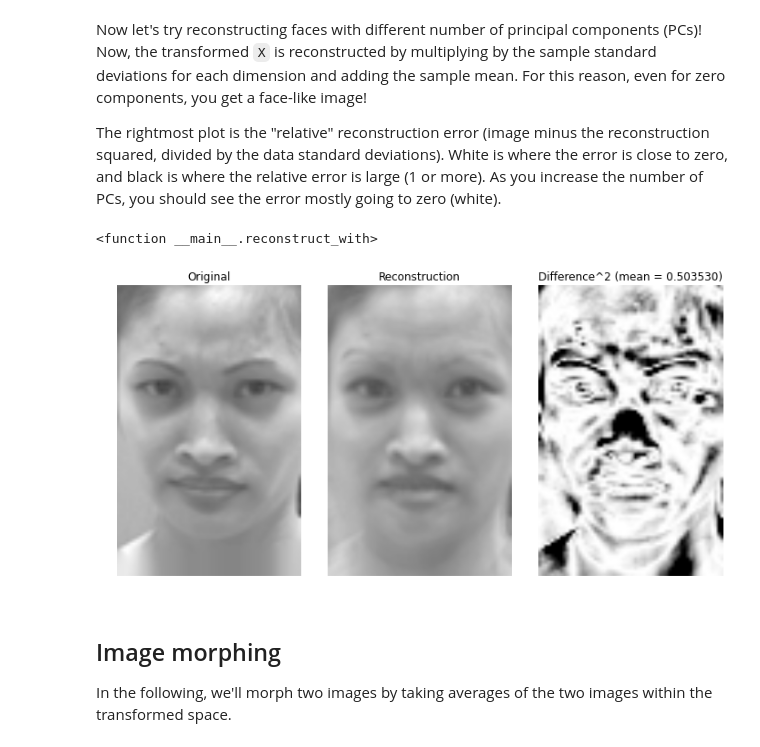
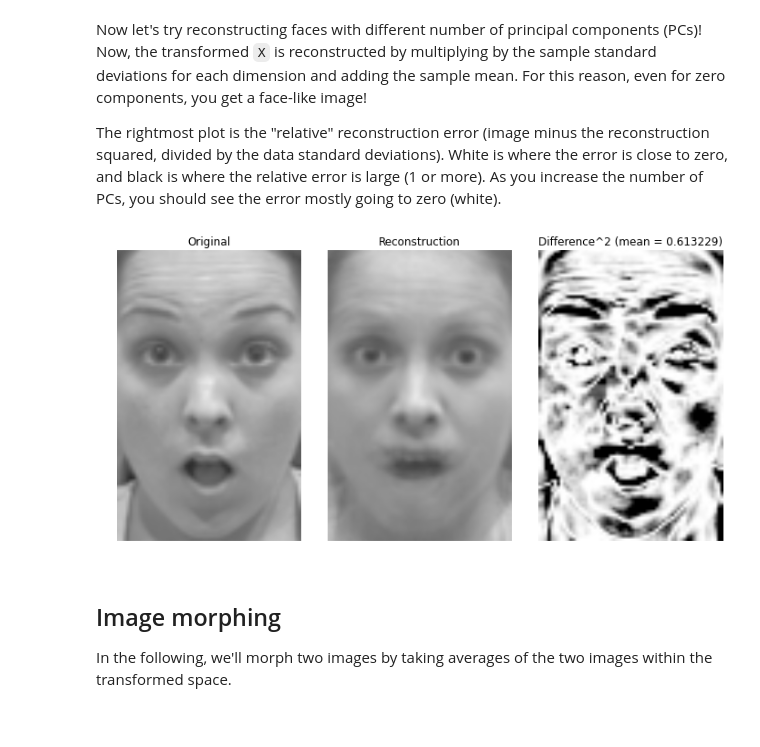
Before and after one commit to guruucsd/EigenfaceDemo, a Jupyter notebook: src/PCA Demo.ipynb, the cells around one changed output. Drawn from its saved outputs; the diff is of its cells as text; code cells hidden in the pictures.

```diff
--- a/src/PCA Demo.ipynb
+++ b/src/PCA Demo.ipynb
@@ -39,11 +83,9 @@ interact(plot_face, n=IntSliderWidget(max=dataset.images.shape[0]-1))
 Center and whiten data.  The first axis (`axis=0`) is the `n_samples` dimension.
 # %%
 X=dataset.data.copy() # So that we won't mess up the data in the dataset\
-X_mean=X.mean(axis=0,keepdims=True) # Mean for each dimension across sample
-X_std =X.std(axis=0,keepdims=True)
+X_mean=X.mean(axis=0,keepdims=True) # Mean for each dimension across sample (centering)
+X_std=X.std(axis=0,keepdims=True)
 X-=X_mean
-X/=X_std
-disp(all(abs(X.mean(axis=0))<1e-12))
-disp(all(abs(X.std(axis=0) - 1.0)<1e-12))
+disp(all(abs(X.mean(axis=0))<1e-12)) # Are means for all dimensions very close to zero?
 # %% [output]
 True
@@ -84,39 +145,35 @@ Now let's try reconstructing faces with different number of principal components
 
 The rightmost plot is the "relative" reconstruction error (image minus the reconstruction squared, divided by the data standard deviations).  White is where the error is close to zero, and black is where the relative error is large (1 or more).  As you increase the number of PCs, you should see the error mostly going to zero (white).
 # %%
-def reconstruct_with(n=0, n_components=10):
+@interact
+def reconstruct_with(n=(0,dataset.images.shape[0]-1), n_components=IntSlider(value=10, max=V.shape[0]-1)):
     # This is where we perform the projection and un-projection
     Vn=V[:n_components]
     X_hat=dot(dot(X[n], Vn.T), Vn)
 
-    # Un-whiten
-    I=X[n] * X_std + X_mean
-    I_hat = X_hat * X_std + X_mean
+    # Un-center
+    I=X[n] + X_mean
+    I_hat = X_hat + X_mean
     D=multiply(I-I_hat,I-I_hat) / multiply(X_std, X_std)
 
     # And plot
     fig, axs = plt.subplots(1, 3, figsize=(10, 10))
 
     axs[0].imshow(I.reshape(image_shape), cmap='gray', vmin=0, vmax=1)
     axs[0].axis('off')
     axs[0].set_title('Original')
 
     axs[1].imshow(I_hat.reshape(image_shape), cmap='gray', vmin=0, vmax=1)
     axs[1].axis('off')
     axs[1].set_title('Reconstruction')
 
     axs[2].imshow(1-D.reshape(image_shape), cmap='gray', vmin=0, vmax=1)
     axs[2].axis('off')
     axs[2].set_title('Difference^2 (mean = %f)' % sqrt(D.mean()))
 
     plt.tight_layout()
-
-interact(reconstruct_with,
-         n=IntSliderWidget(max=dataset.images.shape[0]-1),
-         n_components=IntSliderWidget(value=10, max=V.shape[0]-1))
 # %% [output]
-<function __main__.reconstruct_with>
-[figure, old version]
+[figure, new version]
 # %% [markdown]
 ## Image morphing
 
```
Also changed, not shown: parts of 14 cells of this notebook, 4 other files.
